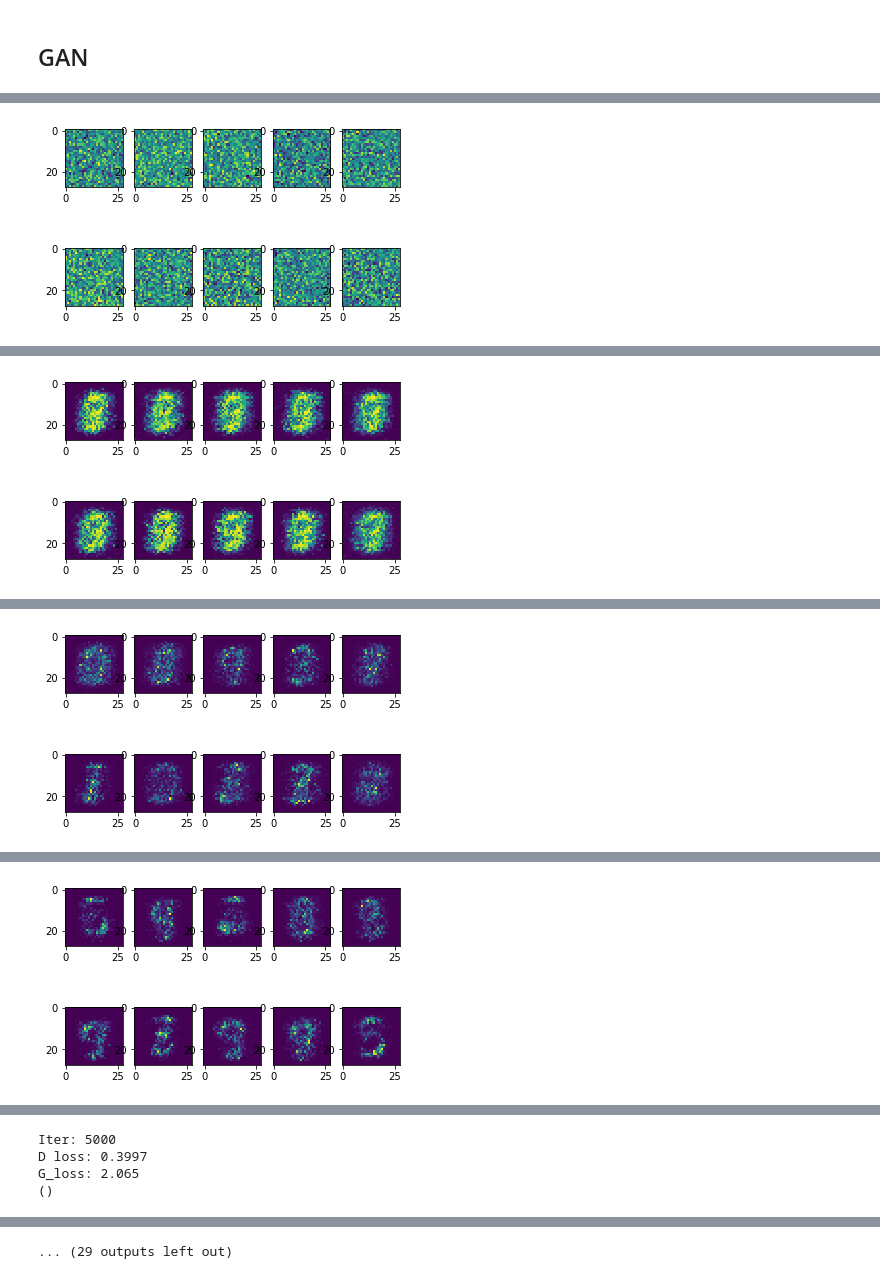
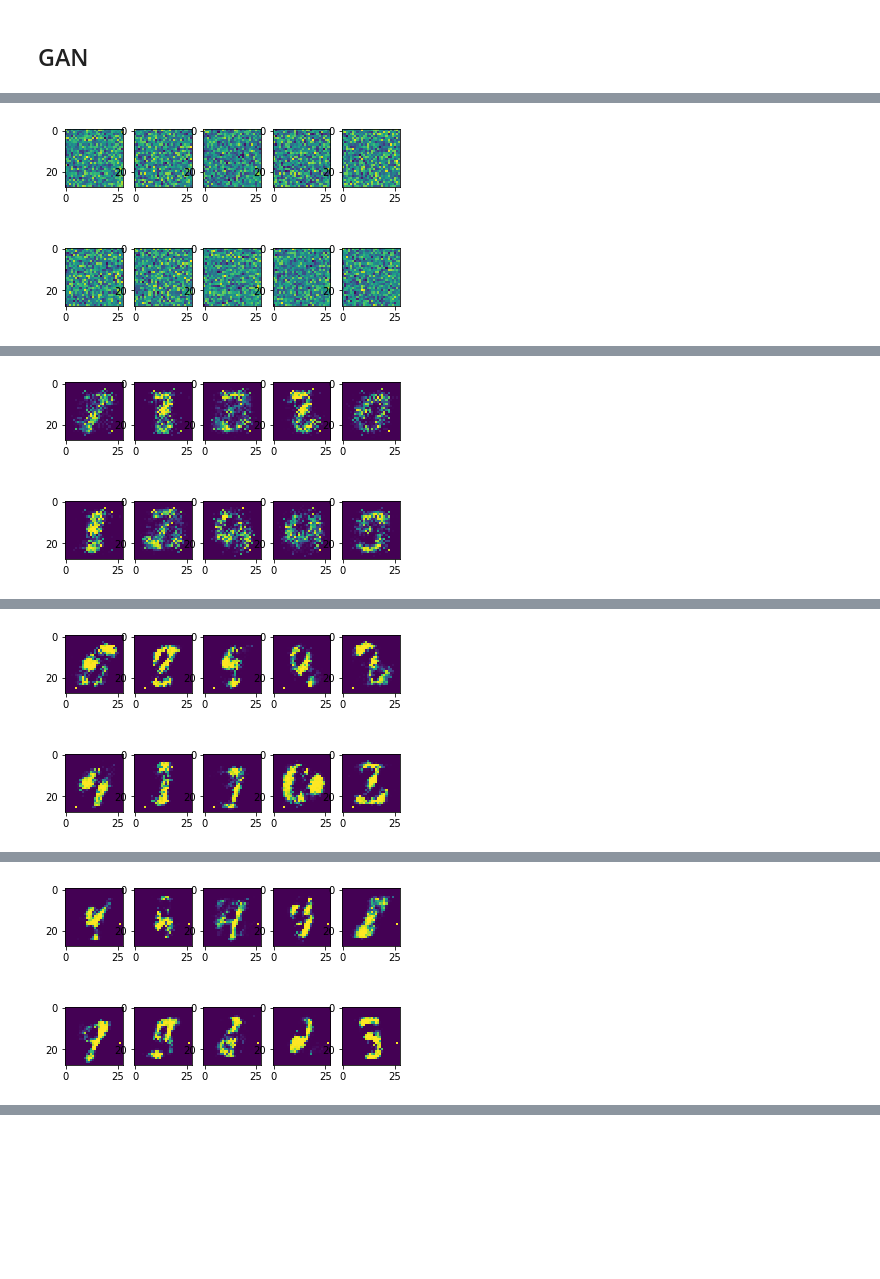
Before and after one commit to tingwenbao/W266-NLP-Final-Project-Text-to-Image-Synthesis-with-GAN, a Jupyter notebook: Dataset_Exploration -Conditional GAN.ipynb, the cells around one changed output, grey strips where cells are left out. Drawn from its saved outputs; the diff is of its cells as text; code cells hidden in the pictures; blank space fills up the shorter version.

```diff
--- a/Dataset_Exploration -Conditional GAN.ipynb
+++ b/Dataset_Exploration -Conditional GAN.ipynb
@@ -14,6 +14,7 @@ X, Y = oxflower17.load_data(one_hot=True, resize_pics=(64,64))
 import tflearn.datasets.mnist as mnist
 X, Y, testX, testY = mnist.load_data(one_hot=True)
 X = X.reshape([-1, 28, 28])
+Y = Y.astype(float)
 # %% [output]
 Extracting mnist/train-images-idx3-ubyte.gz
 Extracting mnist/train-labels-idx1-ubyte.gz
@@ -51,4 +61,13 @@ def plot(samples):
         plt.imshow(sample.reshape(28, 28))
 
     return fig
+
+def generate_a_graph(i,j): # generate image by label
+    label_index = (i-1)*5+(j-1)
+    label_y = np.random.uniform(0, 0, size=[1, label_size])
+    label_y[0,label_index] = 1 # so that we will know which graph should show what number
+
+    z = np.random.uniform(-1., 1., size=[1, Z_dim])
+    g = sess.run(G_sample, feed_dict={Z_ph: z, Y_real:label_y})
+    return (g.reshape(image_size, image_size))
 # %%
@@ -121,5 +133,9 @@ def sample_Z(m, n):
 # %%
-def batch_iter(data, batch_size, num_epochs, shuffle=True):
+def sample_Z(m, n):
+    '''Uniform prior for G(Z)'''
+    return np.random.uniform(-1., 1., size=[m, n])
+
+def batch_iter(data, label, batch_size, num_epochs, shuffle=True):
     """
     Generates a batch iterator for a dataset.
     """
@@ -131,9 +147,11 @@ def batch_iter(data, batch_size, num_epochs, shuffle=True):
         if shuffle:
             shuffle_indices = np.random.permutation(np.arange(data_size))
             shuffled_data = data[shuffle_indices]
+            shuffled_label = label[shuffle_indices]
         else:
             shuffled_data = data
+            shuffled_label = label
         for batch_num in range(num_batches_per_epoch):
             start_index = batch_num * batch_size
             end_index = min((batch_num + 1) * batch_size, data_size)
-            yield shuffled_data[start_index:end_index]
+            yield (shuffled_data[start_index:end_index], shuffled_label[start_index:end_index])
@@ -149,29 +158,29 @@ def generate_a_flower(i,j): # generate i*j image by label
 # %%
-# define transform and concat input
-X_conditional = np.concatenate((X.reshape([-1,image_size*image_size]),Y), axis=1)
+## Run the conditional GAN model
 
-
+# define global steps
 global_step = tf.Variable(0, name="global_step", trainable=False)
 incr_global_step_op = tf.assign(global_step, global_step+1)
 
+# start tf session
 sess = tf.Session(config=tf.ConfigProto(log_device_placement=True))
 sess.run(tf.global_variables_initializer())
 
-#it = 0
-
+# initialize loss
 D_loss_c = []
 G_loss_c = []
 
-batches = batch_iter(X_conditional, mb_size, 100)
+# Run in mini batch
+batches = batch_iter(X, Y, mb_size, num_epochs)
 
-for batch in batches:
+for image, label in batches:
 
-    Z_conditional = np.concatenate((sample_Z(batch.shape[0], Z_dim),batch[:,-label_size:]),axis=1)
     _, D_loss_curr, _, G_loss_curr, i = sess.run([D_solver, D_loss, G_solver, G_loss, incr_global_step_op]
-                                                 ,feed_dict={X_ph: batch.reshape([-1,(image_size*image_size+label_size)]), Z_ph:Z_conditional })
-
-
-
+                                                 ,feed_dict={X_ph: image.reshape([-1,(image_size*image_size)])
+                                                             , Y_real: label
+                                                             , Z_ph:sample_Z(image.shape[0], Z_dim)
+                                                             })
+    # print some loss during the training
     if i % 1000 == 0 or i==1:
         print('Iter: {}'.format(i))
         print('D loss: {:.4}'. format(D_loss_curr))
@@ -179,12 +188,14 @@ for batch in batches:
         print()
         D_loss_c.append(D_loss_curr)
         G_loss_c.append(G_loss_curr)
+
+    # generate plot with set label during the training
     if i % 1000 == 0 or i==1:
-
         f, axarr = plt.subplots(2,5)
         for n in range(2):
             for m in range(5):
-                axarr[n,m].imshow(generate_a_flower(n,m))
+                im = generate_a_graph(n,m)
+                axarr[n,m].imshow(im)
         plt.show()
 # %% [output]
 Iter: 1
@@ -193,3 +204,3 @@ G_loss: 0.7985
 ()
-[figure, old version]
+[figure, new version]
 Iter: 1000
@@ -198,3 +209,3 @@ G_loss: 2.575
 ()
-[figure, old version]
+[figure, new version]
 Iter: 2000
@@ -203,3 +214,3 @@ G_loss: 1.232
 ()
-[figure, old version]
+[figure, new version]
 Iter: 3000
@@ -208,3 +219,3 @@ G_loss: 1.987
 ()
-[figure, old version]
+[figure, new version]
 Iter: 4000
@@ -215,4 +225,0 @@ G_loss: 1.962
-Iter: 5000
-D loss: 0.3997
-G_loss: 2.065
-()
@@ -220 +225,0 @@ G_loss: 2.065
-... (29 outputs left out)
```
Also changed, not shown: parts of 5 cells of this notebook.
